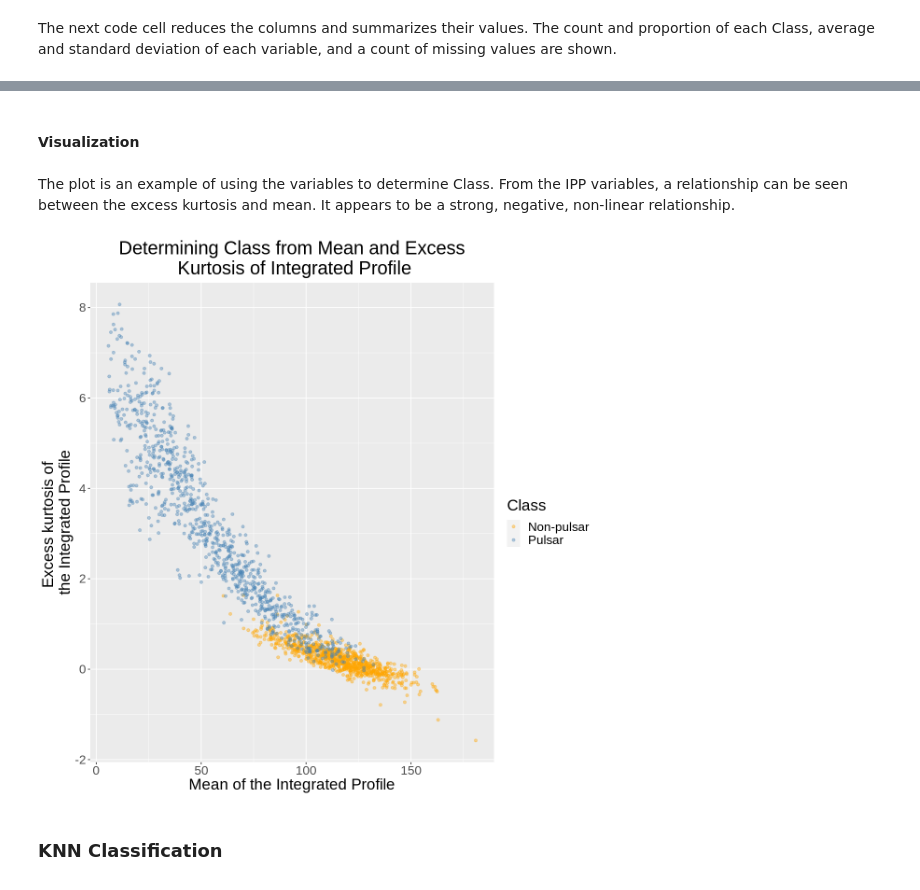
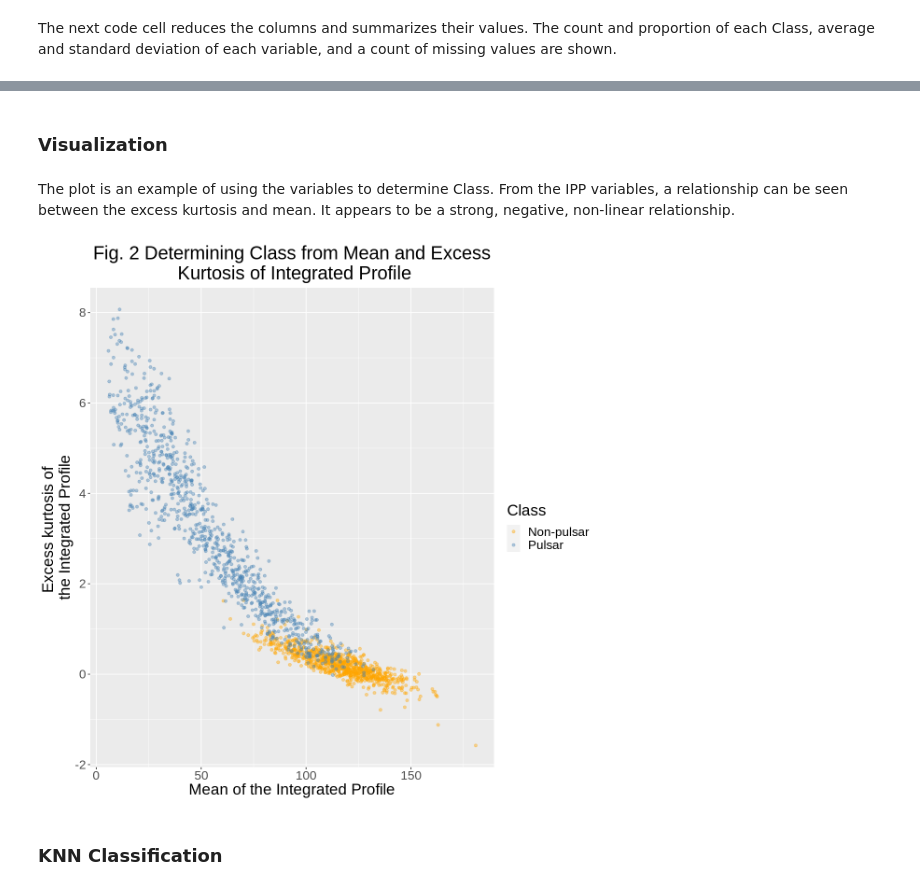
Before and after one commit to madisongill/dsci-100-2023s-group-39-section-002, a Jupyter notebook: project_proposal-Copy1.ipynb, the cells around one changed output, grey strips where cells are left out. Drawn from its saved outputs; the diff is of its cells as text; code cells hidden in the pictures.

```diff
--- a/project_proposal-Copy1.ipynb
+++ b/project_proposal-Copy1.ipynb
@@ -209,24 +218,24 @@ A tibble: 2 × 3
 # %% [markdown]
-#### Visualization
+### Visualization
 # %% [markdown]
 The plot is an example of using the variables to determine Class. From the IPP variables, a relationship can be seen between the excess kurtosis and mean. It appears to be a strong, negative, non-linear relationship.
 # %%
 options(repr.plot.width = 10, repr.plot.height = 10)
 
 pulsar_star_graph <- pulsar_train |>
 ggplot(aes(x = mean, y = kurt, color = class)) +
 geom_point(alpha = 0.4) +
 
 labs(x = "Mean of the Integrated Profile", y = "Excess kurtosis of \nthe Integrated Profile", color = "Class") +
 scale_color_manual(labels = c("Non-pulsar", "Pulsar"),
                    values = c("orange", "steel blue")) +
-ggtitle("Determining Class from Mean and Excess\n Kurtosis of Integrated Profile")+
+ggtitle("Fig. 2: Determining Class from Mean and Excess\n Kurtosis of Integrated Profile")+
 theme(plot.title = element_text(hjust = 0.5))+
 theme(text = element_text(size = 20))
 
 pulsar_star_graph
 # %% [output]
-[figure, old version]
+[figure, new version]
 # %% [markdown]
 ### KNN Classification
 # %% [markdown]
```
Also changed, not shown: parts of 16 cells of this notebook.
